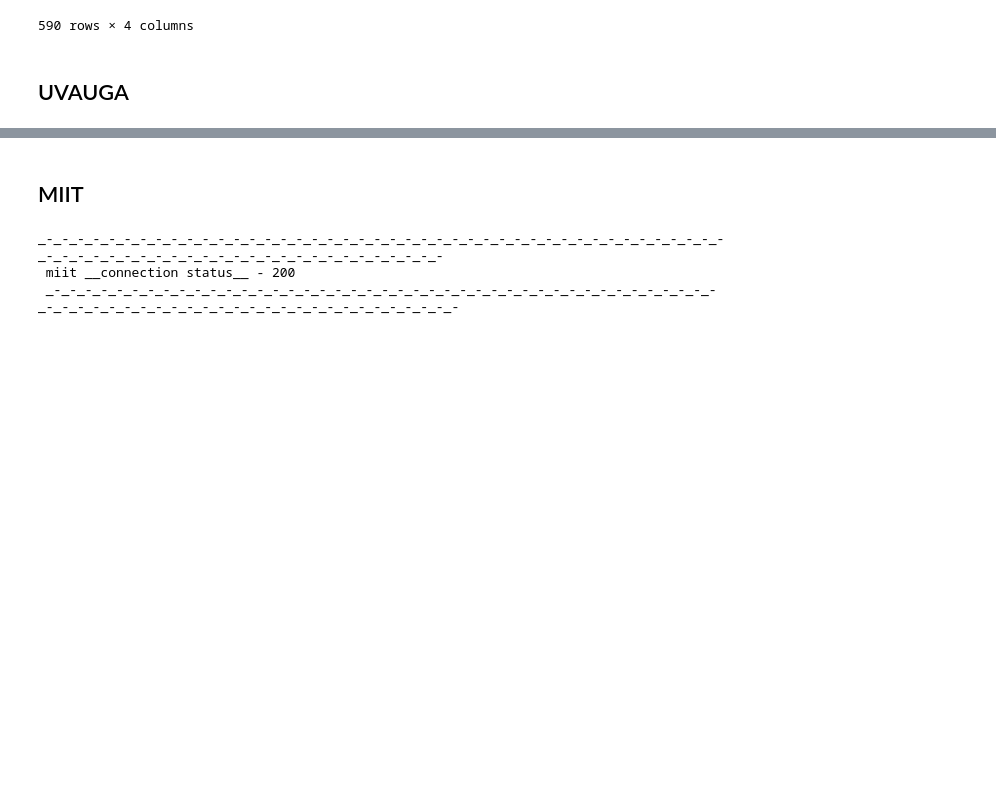
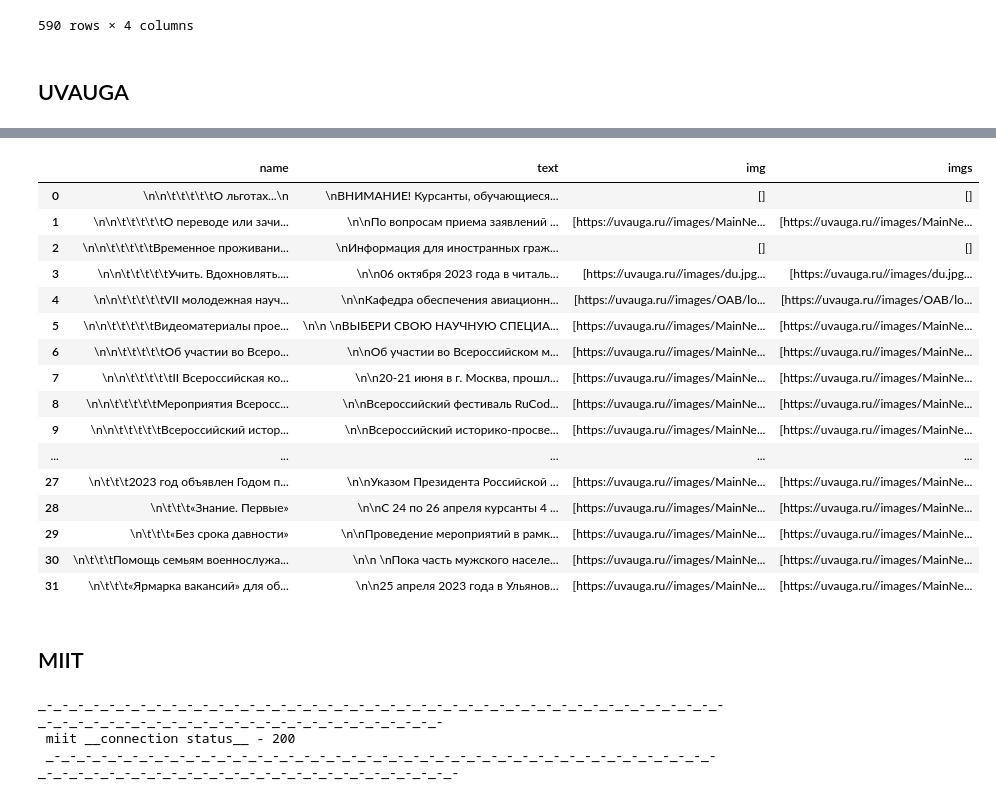
Before and after one commit to Leejoen/workspace, a Jupyter notebook: parser_for_miit/parser.ipynb, the cells around one changed output, grey strips where cells are left out. Saved outputs shown, nothing was run; the diff lists cells and outputs as text; code cells hidden in the pictures; blank space fills up the shorter version.

Commit message:
add uvauga

```diff
--- a/parser_for_miit/parser.ipynb
+++ b/parser_for_miit/parser.ipynb
@@ -219,0 +264,33 @@ for href in hrefs: #ссылки на индивидуальные новост
+# %%
+#Залезим в новости
+for href in all_hrefs:
+    page = requests.get(href)
+    print('_-'*70, f'\n {href} __connection status__ -', page.status_code, '\n', '_-'*30, '\n\n')
+
+    if page.status_code != 200:
+        print(f'Ошибка подключения к странице {href}')
+        break
+
+    soup = bs(page.text, "html.parser")
+
+    # key = 'text'
+    texts = soup.find_all('div', class_='item-page')
+    all_imgs = texts
+    # for text in texts:
+    #     text = text.text
+    #     print(text,'_-'*20,'\n')
+    #     posts_uvauga.setdefault(key, [])
+    #     posts_uvauga[key].append(text)
+    key = 'imgs'
+    for imgs in all_imgs:
+        imgs = imgs.find_all('img')
+        img_rez = []
+        if imgs != None:
+            for img in imgs:
+                img = img.get('src')
+                img = f'https://uvauga.ru/{img}'
+                img_rez.append(img)
+            print(img_rez)
+
+        posts_uvauga.setdefault(key, [])
+        posts_uvauga[key].append(img_rez)
@@ -219,0 +328,21 @@ for href in hrefs: #ссылки на индивидуальные новост
+# %%
+posts_uvauga = pd.DataFrame.from_dict(posts_uvauga)
+posts_uvauga
+# %% [output]
+|  | name | text | img | imgs |
+| 0 | \n\n\t\t\t\t\tО льготах...\n | \nВНИМАНИЕ! Курсанты, обучающиеся... | [] | [] |
+| 1 | \n\n\t\t\t\t\tО переводе или зачи... | \n\nПо вопросам приема заявлений ... | [https://uvauga.ru//images/MainNe... | [https://uvauga.ru//images/MainNe... |
+| 2 | \n\n\t\t\t\t\tВременное проживани... | \nИнформация для иностранных граж... | [] | [] |
+| 3 | \n\n\t\t\t\t\tУчить. Вдохновлять.... | \n\n06 октября 2023 года в читаль... | [https://uvauga.ru//images/du.jpg... | [https://uvauga.ru//images/du.jpg... |
+| 4 | \n\n\t\t\t\t\tVII молодежная науч... | \n\nКафедра обеспечения авиационн... | [https://uvauga.ru//images/OAB/lo... | [https://uvauga.ru//images/OAB/lo... |
+| 5 | \n\n\t\t\t\t\tВидеоматериалы прое... | \n\n \nВЫБЕРИ СВОЮ НАУЧНУЮ СПЕЦИА... | [https://uvauga.ru//images/MainNe... | [https://uvauga.ru//images/MainNe... |
+| 6 | \n\n\t\t\t\t\tОб участии во Всеро... | \n\nОб участии во Всероссийском м... | [https://uvauga.ru//images/MainNe... | [https://uvauga.ru//images/MainNe... |
+| 7 | \n\n\t\t\t\t\tII Всероссийская ко... | \n\n20-21 июня в г. Москва, прошл... | [https://uvauga.ru//images/MainNe... | [https://uvauga.ru//images/MainNe... |
+| 8 | \n\n\t\t\t\t\tМероприятия Всеросс... | \n\nВсероссийский фестиваль RuCod... | [https://uvauga.ru//images/MainNe... | [https://uvauga.ru//images/MainNe... |
+| 9 | \n\n\t\t\t\t\tВсероссийский истор... | \n\nВсероссийский историко-просве... | [https://uvauga.ru//images/MainNe... | [https://uvauga.ru//images/MainNe... |
+| ... | ... | ... | ... | ... |
+| 27 | \n\t\t\t2023 год объявлен Годом п... | \n\nУказом Президента Российской ... | [https://uvauga.ru//images/MainNe... | [https://uvauga.ru//images/MainNe... |
+| 28 | \n\t\t\t«Знание. Первые» | \n\nС 24 по 26 апреля курсанты 4 ... | [https://uvauga.ru//images/MainNe... | [https://uvauga.ru//images/MainNe... |
+| 29 | \n\t\t\t«Без срока давности» | \n\nПроведение мероприятий в рамк... | [https://uvauga.ru//images/MainNe... | [https://uvauga.ru//images/MainNe... |
+| 30 | \n\t\t\tПомощь семьям военнослужа... | \n\n \nПока часть мужского населе... | [https://uvauga.ru//images/MainNe... | [https://uvauga.ru//images/MainNe... |
+| 31 | \n\t\t\t«Ярмарка вакансий» для об... | \n\n25 апреля 2023 года в Ульянов... | [https://uvauga.ru//images/MainNe... | [https://uvauga.ru//images/MainNe... |
```
Also changed, not shown: parts of 6 cells of this notebook, 1 other file.
